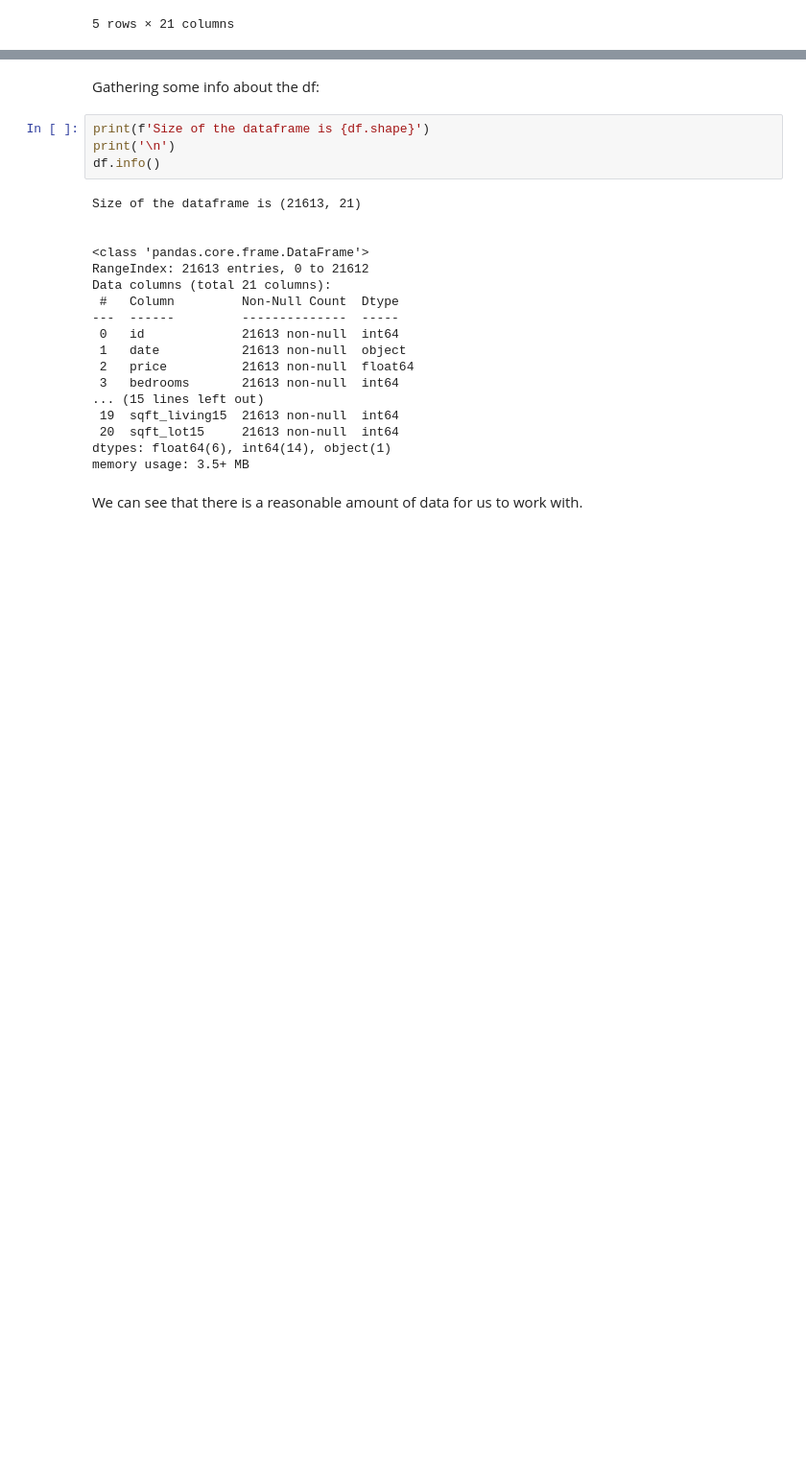
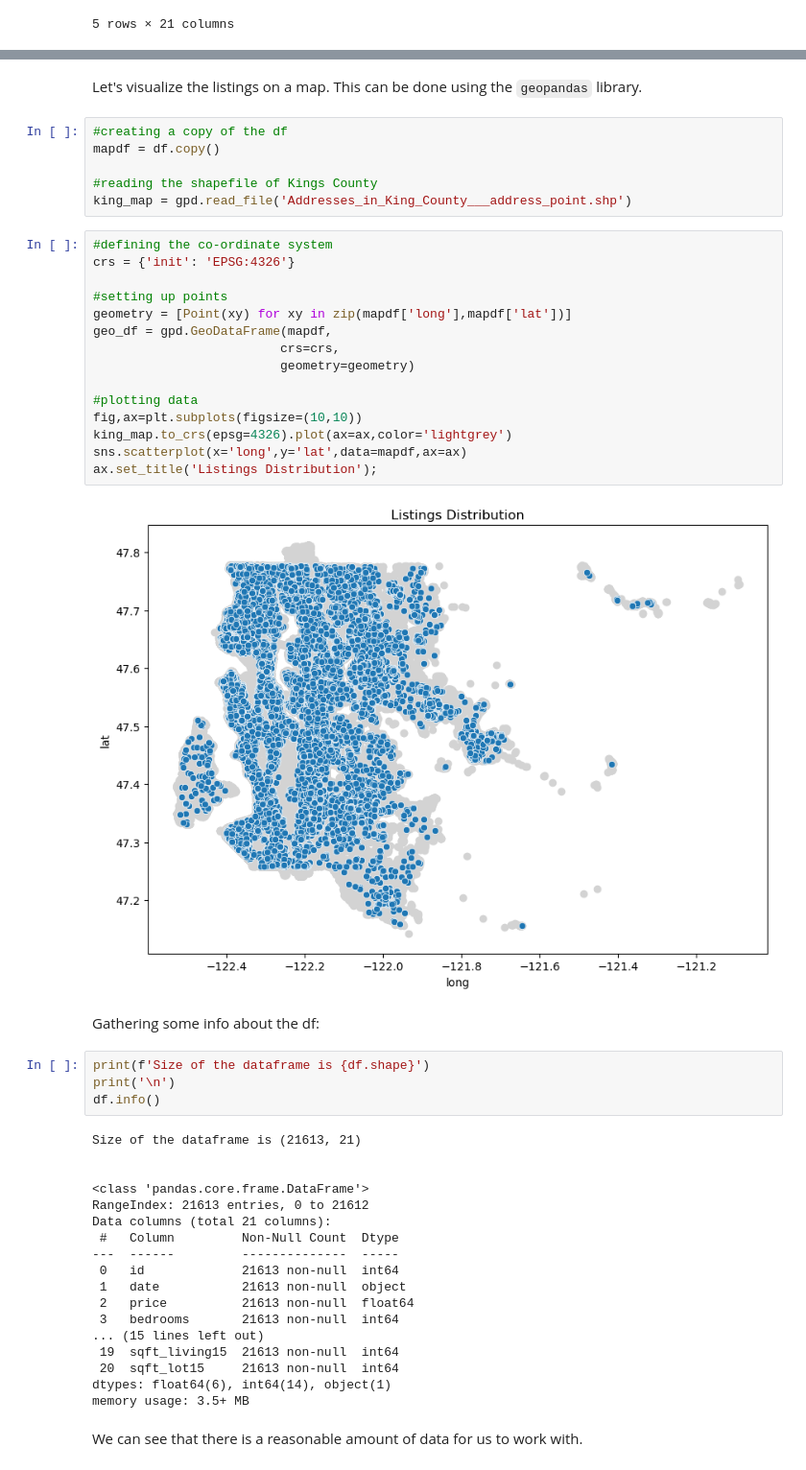
Before and after one commit to rahulakrish/linear_regression, a Jupyter notebook: notebook.ipynb, the cells around one changed output, grey strips where cells are left out. Shown at 96% size. Saved outputs shown, nothing was run; the diff lists cells and outputs as text; blank space fills up the shorter version.

```diff
--- a/notebook.ipynb
+++ b/notebook.ipynb
@@ -53,3 +42,28 @@ df.head(11)
+# %% [markdown]
+Let's visualize the listings on a map. This can be done using the `geopandas` library.
+# %%
+#creating a copy of the df
+mapdf = df.copy()
+
+#reading the shapefile of Kings County
+king_map = gpd.read_file('Addresses_in_King_County___address_point.shp')
+# %%
+#defining the co-ordinate system
+crs = {'init': 'EPSG:4326'}
+
+#setting up points
+geometry = [Point(xy) for xy in zip(mapdf['long'],mapdf['lat'])]
+geo_df = gpd.GeoDataFrame(mapdf,
+                         crs=crs,
+                         geometry=geometry)
+
+#plotting data
+fig,ax=plt.subplots(figsize=(10,10))
+king_map.to_crs(epsg=4326).plot(ax=ax,color='lightgrey')
+sns.scatterplot(x='long',y='lat',data=mapdf,ax=ax)
+ax.set_title('Listings Distribution');
+# %% [output]
+[figure, added]
 # %% [markdown]
 Gathering some info about the df:
 # %%
```
Also changed, not shown: parts of 18 cells of this notebook.
